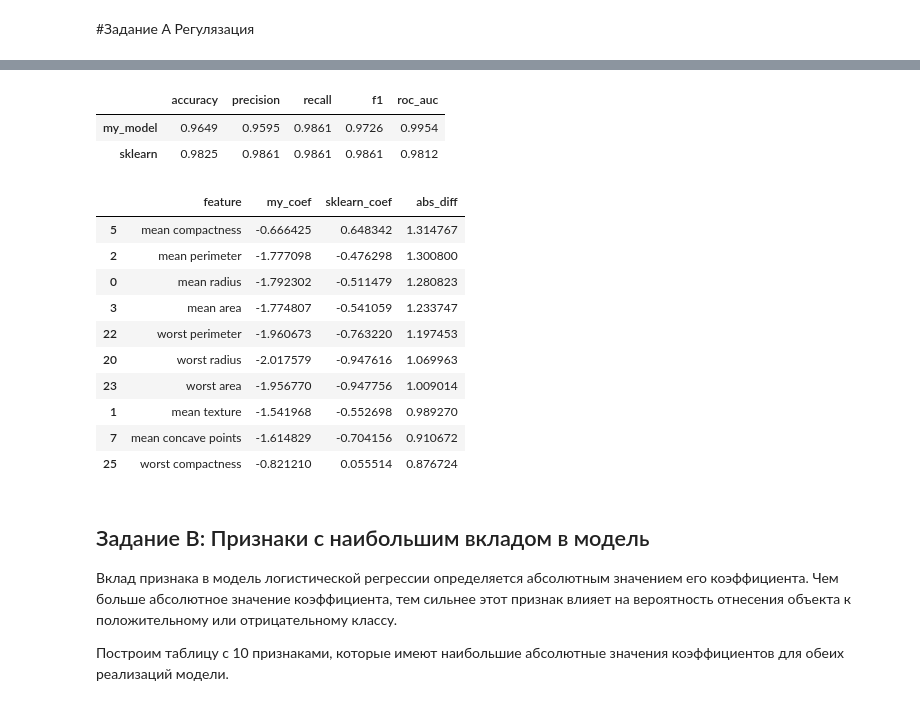
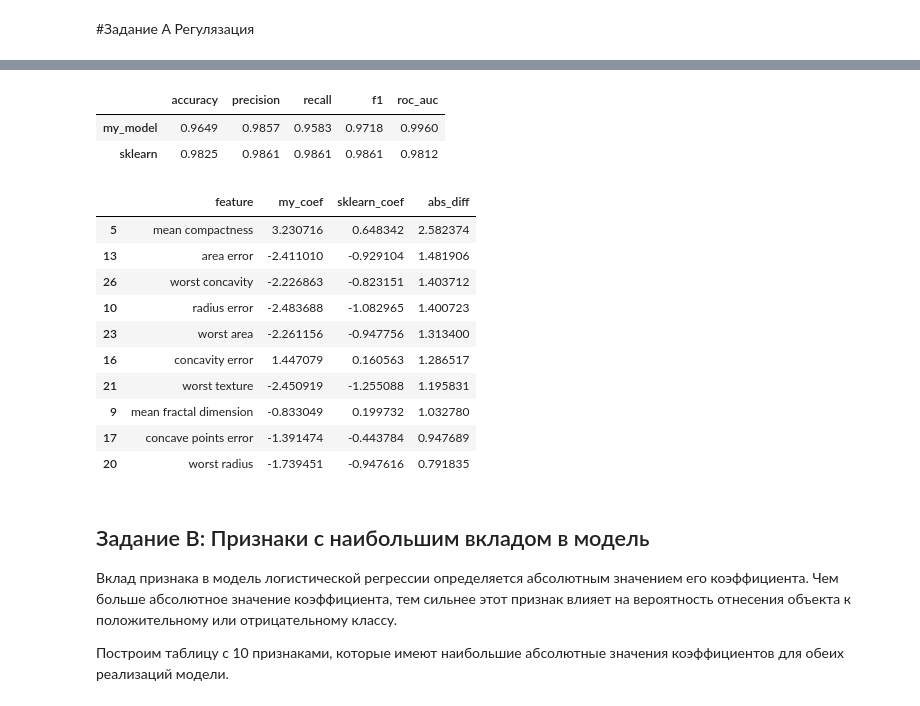
Before and after one commit to Anastasi7-A/ml-course-homeworks, a Jupyter notebook: hw05_logreg/hw05_logreg_practice.ipynb, the cells around one changed output, grey strips where cells are left out. Cells and saved outputs as stored; diff of their text form; code cells hidden in the pictures.

```diff
--- a/hw05_logreg/hw05_logreg_practice.ipynb
+++ b/hw05_logreg/hw05_logreg_practice.ipynb
@@ -346,13 +338,12 @@ class MyLogisticRegressionGD:
 - какое качество получается на test.
 # %%
 my_model = MyLogisticRegressionGD(
-    learning_rate=0.05,   # подберите разумное значение
-    n_iters=3000,         # задайте число итераций
-    threshold=0.5
+    learning_rate=0.05,
+    n_iters=3000,
+    threshold=0.5,
+    verbose=100
 )
 
-# YOUR CODE HERE
-# обучите модель
 my_model.fit(X_train_scaled,y_train)
 
 plt.figure(figsize=(8, 4))
@@ -690,0 +685,17 @@ Iteration 0, Loss: 0.7320352856425074
+# %%
+my_model_l1 = MyLogisticRegressionGD(
+    learning_rate=0.1,
+    n_iters=1500,
+    threshold=0.5,
+    penalty='l1',
+    reg_lambda=0.1
+)
+
+my_model_l1.fit(X_train_scaled, y_train)
+
+plt.figure(figsize=(8, 4))
+plt.plot(my_model_l1.loss_history)
+plt.title("История функции потерь")
+plt.xlabel("Итерация")
+plt.ylabel("Log-loss")
+plt.show()
@@ -712 +724,14 @@ pd.Series(my_metrics).round(4)
 dtype: float64
+# %%
+my_proba_test = my_model_l1.my_predict_proba(X_test_scaled)
+my_pred_test = my_model_l1.my_predict(X_test_scaled)
+
+my_metrics = {
+    "accuracy": accuracy_score(y_test, my_pred_test),
+    "precision": precision_score(y_test, my_pred_test),
+    "recall": recall_score(y_test, my_pred_test),
+    "f1": f1_score(y_test, my_pred_test),
+    "roc_auc": roc_auc_score(y_test, my_proba_test),
+}
+
+pd.Series(my_metrics).round(4)
@@ -713,29 +746,29 @@ dtype: float64
 # %%
 comparison = pd.DataFrame([my_metrics, sk_metrics], index=["my_model", "sklearn"])
 display(comparison.round(4))
 
 coef_comparison = pd.DataFrame({
     "feature": X.columns,
-    "my_coef": my_model.w,
+    "my_coef": my_model_l2.w,
     "sklearn_coef": sk_model.coef_.ravel(),
 })
 coef_comparison["abs_diff"] = np.abs(coef_comparison["my_coef"] - coef_comparison["sklearn_coef"])
 display(coef_comparison.sort_values("abs_diff", ascending=False).head(10))
 # %% [output]
 |  | accuracy | precision | recall | f1 | roc_auc |
-| my_model | 0.9649 | 0.9595 | 0.9861 | 0.9726 | 0.9954 |
+| my_model | 0.9649 | 0.9857 | 0.9583 | 0.9718 | 0.9960 |
 | sklearn | 0.9825 | 0.9861 | 0.9861 | 0.9861 | 0.9812 |
 |  | feature | my_coef | sklearn_coef | abs_diff |
-| 5 | mean compactness | -0.666425 | 0.648342 | 1.314767 |
-| 2 | mean perimeter | -1.777098 | -0.476298 | 1.300800 |
-| 0 | mean radius | -1.792302 | -0.511479 | 1.280823 |
-| 3 | mean area | -1.774807 | -0.541059 | 1.233747 |
-| 22 | worst perimeter | -1.960673 | -0.763220 | 1.197453 |
-| 20 | worst radius | -2.017579 | -0.947616 | 1.069963 |
-| 23 | worst area | -1.956770 | -0.947756 | 1.009014 |
-| 1 | mean texture | -1.541968 | -0.552698 | 0.989270 |
-| 7 | mean concave points | -1.614829 | -0.704156 | 0.910672 |
-| 25 | worst compactness | -0.821210 | 0.055514 | 0.876724 |
+| 5 | mean compactness | 3.230716 | 0.648342 | 2.582374 |
+| 13 | area error | -2.411010 | -0.929104 | 1.481906 |
+| 26 | worst concavity | -2.226863 | -0.823151 | 1.403712 |
+| 10 | radius error | -2.483688 | -1.082965 | 1.400723 |
+| 23 | worst area | -2.261156 | -0.947756 | 1.313400 |
+| 16 | concavity error | 1.447079 | 0.160563 | 1.286517 |
+| 21 | worst texture | -2.450919 | -1.255088 | 1.195831 |
+| 9 | mean fractal dimension | -0.833049 | 0.199732 | 1.032780 |
+| 17 | concave points error | -1.391474 | -0.443784 | 0.947689 |
+| 20 | worst radius | -1.739451 | -0.947616 | 0.791835 |
 # %% [markdown]
 ## Задание B: Признаки с наибольшим вкладом в модель
 
```
Also changed, not shown: parts of 18 cells of this notebook.
